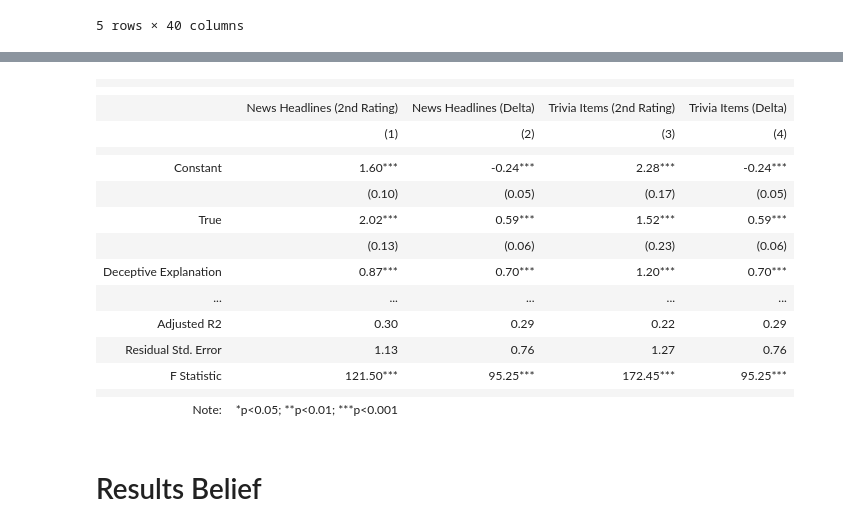
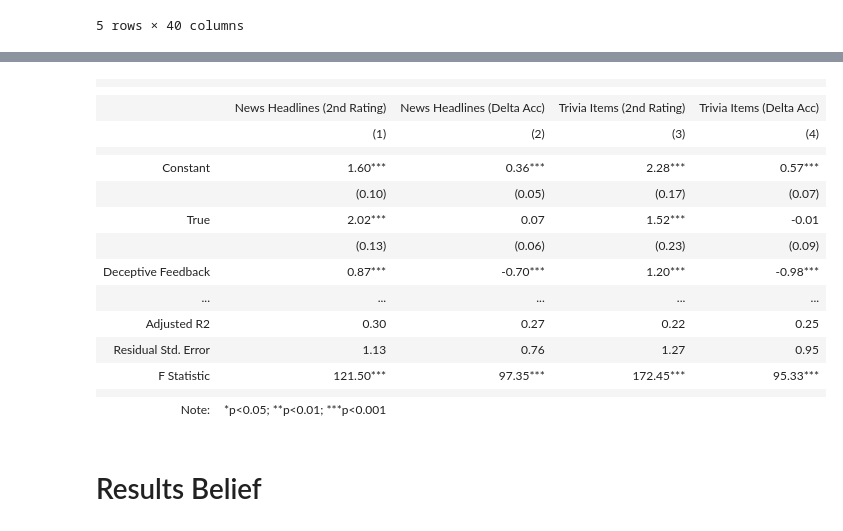
Before and after one commit to valleballe/deceptive-ai, a Jupyter notebook: analysis_4_14_mg.ipynb, the cells around one changed output, grey strips where cells are left out. Cells and saved outputs as stored; diff of their text form; code cells hidden in the pictures.

```diff
--- a/analysis_4_14_mg.ipynb
+++ b/analysis_4_14_mg.ipynb
@@ -128,12 +128,21 @@ for j in [0,1]:
             M=sm.robust.norms.HuberT()).fit(cov_type='cluster', cov_kwds={'groups': np.array(i[['PROLIFIC_PID2',"stimulus_ID"]])})
     res.summary()
     x.append(res)
-    i = df[(df.trivia==0)]
-    i.stimulus_ID = i.stimulus_ID.astype(int)
-    i.PROLIFIC_PID = pd.Categorical(i.PROLIFIC_PID)
-    i['PROLIFIC_PID2'] = i.PROLIFIC_PID.cat.codes
+#     res = sm.OLS(
+#             i["z_rating_delta"],
+#             sm.add_constant(i[[
+#                 'true_statement',
+#                 'deceptive_feedback',
+#                 'explanation',
+#                 "deceptive_feedback_x_true_statement",
+#                 'explanation_x_true_statement',
+#                 "deceptive_feedback_x_ts_x_explanation"
+#             ]]),
+#             M=sm.robust.norms.HuberT()).fit(cov_type='cluster', cov_kwds={'groups': np.array(i[['PROLIFIC_PID2',"stimulus_ID"]])})
+#     res.summary()
+#     x.append(res)
     res = sm.OLS(
-            i["z_rating_delta"],
+            i["z_rating_delta_accuracy"],
             sm.add_constant(i[[
                 'true_statement',
                 'deceptive_feedback',
@@ -145,56 +154,61 @@ for j in [0,1]:
             M=sm.robust.norms.HuberT()).fit(cov_type='cluster', cov_kwds={'groups': np.array(i[['PROLIFIC_PID2',"stimulus_ID"]])})
     res.summary()
     x.append(res)
-stargazer = Stargazer([x[0],x[1],x[2],x[3]])
+stargazer = Stargazer([x[0],x[1],x[2],x[3],
+#                        x[4],x[5]
+                      ])
 stargazer.covariate_order([
                             'const',
                             'true_statement',
                             'deceptive_feedback',
                             'explanation',
                             "deceptive_feedback_x_true_statement",
                             'explanation_x_true_statement',
                             "deceptive_feedback_x_ts_x_explanation"
 
+
                           ])
 
-stargazer.custom_columns(['News Headlines (2nd Rating)','News Headlines (Delta)','Trivia Items (2nd Rating)','Trivia Items (Delta)'],
-                         [1,1,1,1])
+stargazer.custom_columns(['News Headlines (2nd Rating)','News Headlines (Delta Acc)','Trivia Items (2nd Rating)','Trivia Items (Delta Acc)',],
+                         [1,1,1,1,
+#                           1,1
+                         ])
 
 stargazer.rename_covariates({
                             'const':'Constant',
                             'true_statement':'True',
                             'explanation':"LLM Explanation",
-                            'deceptive_feedback':'Deceptive Explanation',
-                            "deceptive_feedback_x_true_statement": "Deceptive Explanation * True Statement",
+                            'deceptive_feedback':'Deceptive Feedback',
+                            "deceptive_feedback_x_true_statement": "Deceptive Feedback * True Statement",
                             'explanation_x_true_statement': "LLM Explanation * True Statement",
-                            "deceptive_feedback_x_ts_x_explanation": "Deceptive, LLM Explanation * True Statement"
+                            "deceptive_feedback_x_ts_x_explanation": "Deceptive Feedback * LLM Explanation * True Statement"
                             })
 stargazer.significant_digits(2)
 stargazer.show_degrees_of_freedom(False)
 stargazer.significance_levels([0.05, 0.01, 0.001])
 stargazer.show_model_numbers(True)
 
 p_values_str = []
 for res in x:
     p_value_str = ', '.join([f"{var}: {p:.4f}" for var, p in zip(res.params.index, res.pvalues)])
     p_values_str.append(p_value_str)
 
 HTML(stargazer.render_html())
 # %% [output]
 |  |  |  |  |  |
 |  |
-|  | News Headlines (2nd Rating) | News Headlines (Delta) | Trivia Items (2nd Rating) | Trivia Items (Delta) |
+|  | News Headlines (2nd Rating) | News Headlines (Delta Acc) | Trivia Items (2nd Rating) | Trivia Items (Delta Acc) |
 |  | (1) | (2) | (3) | (4) |
 |  |  |  |  |  |
-| Constant | 1.60*** | -0.24*** | 2.28*** | -0.24*** |
-|  | (0.10) | (0.05) | (0.17) | (0.05) |
-| True | 2.02*** | 0.59*** | 1.52*** | 0.59*** |
-|  | (0.13) | (0.06) | (0.23) | (0.06) |
-| Deceptive Explanation | 0.87*** | 0.70*** | 1.20*** | 0.70*** |
+| Constant | 1.60*** | 0.36*** | 2.28*** | 0.57*** |
+|  | (0.10) | (0.05) | (0.17) | (0.07) |
+| True | 2.02*** | 0.07 | 1.52*** | -0.01 |
+|  | (0.13) | (0.06) | (0.23) | (0.09) |
+| Deceptive Feedback | 0.87*** | -0.70*** | 1.20*** | -0.98*** |
 | ... | ... | ... | ... | ... |
-| Adjusted R2 | 0.30 | 0.29 | 0.22 | 0.29 |
-| Residual Std. Error | 1.13 | 0.76 | 1.27 | 0.76 |
-| F Statistic | 121.50*** | 95.25*** | 172.45*** | 95.25*** |
+| Adjusted R2 | 0.30 | 0.27 | 0.22 | 0.25 |
+| Residual Std. Error | 1.13 | 0.76 | 1.27 | 0.95 |
+| F Statistic | 121.50*** | 97.35*** | 172.45*** | 95.33*** |
 |  |  |  |  |  |
 | Note: | *p<0.05; **p<0.01; ***p<0.001 |  |  |  |
 # %% [markdown]
```
